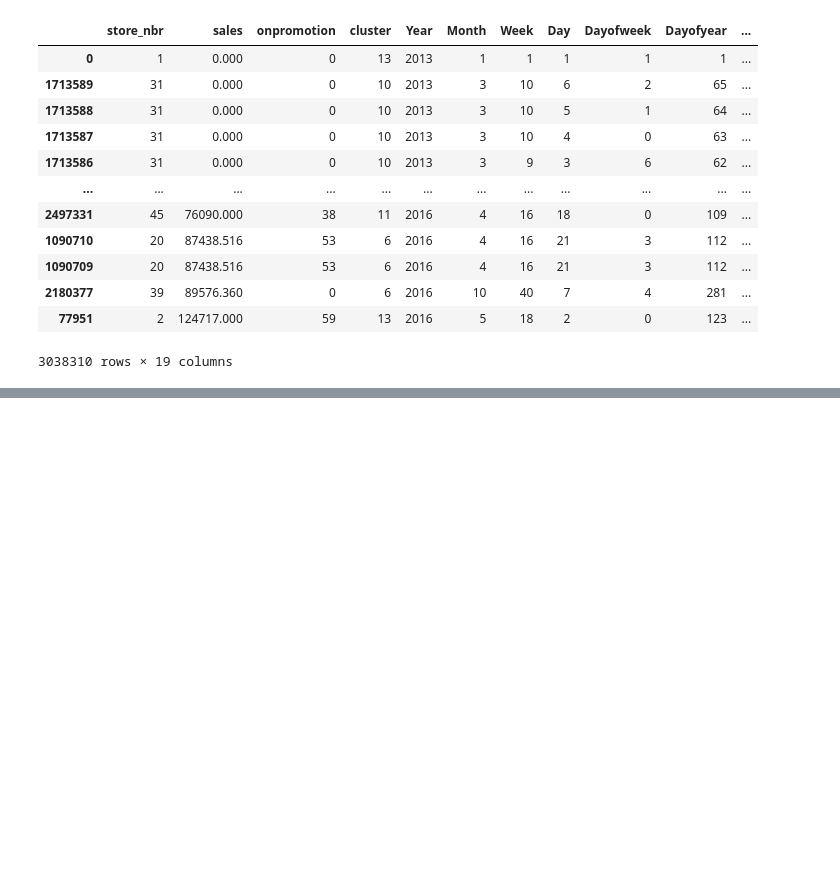
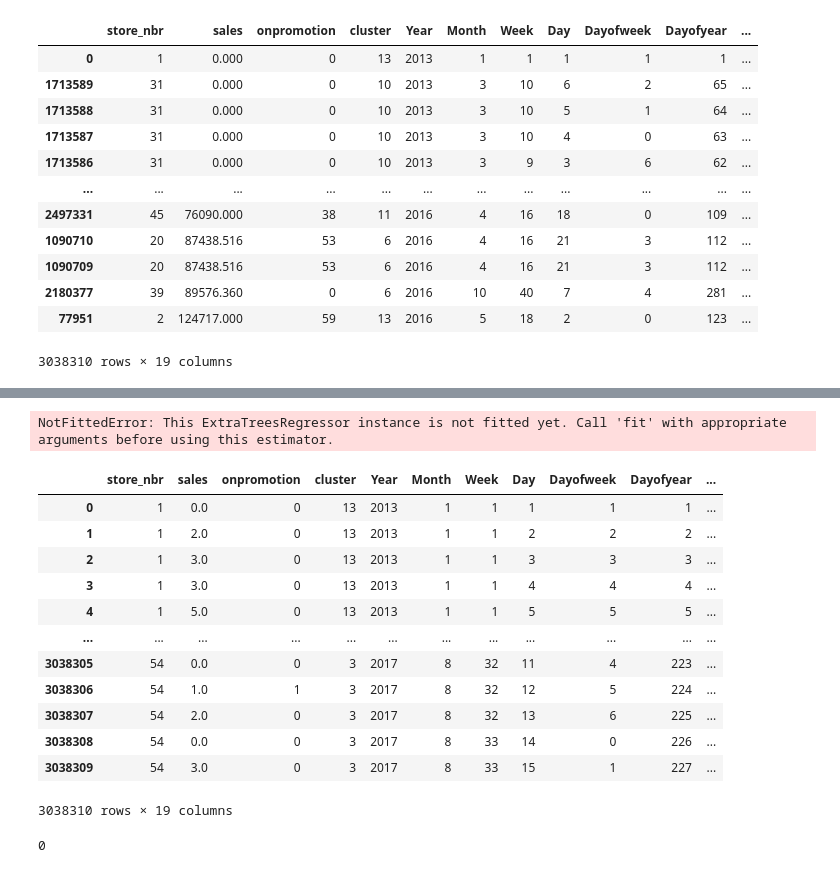
Before and after one commit to Sebas1245/store-sales-forecasting, a Jupyter notebook: testing.ipynb, the cells around one changed output, grey strips where cells are left out. Drawn from its saved outputs; the diff is of its cells as text; code cells hidden in the pictures; blank space fills up the shorter version.

```diff
--- a/testing.ipynb
+++ b/testing.ipynb
@@ -209,0 +237,25 @@ train_dataset_clean3
+# %%
+from sklearn.ensemble import ExtraTreesRegressor
+a.predict(train_features)
+# %% [output]
+NotFittedError: This ExtraTreesRegressor instance is not fitted yet. Call 'fit' with appropriate arguments before using this estimator.
+# %%
+train_dataset_clean1
+# %% [output]
+|  | store_nbr | sales | onpromotion | cluster | Year | Month | Week | Day | Dayofweek | Dayofyear | ... |
+| 0 | 1 | 0.0 | 0 | 13 | 2013 | 1 | 1 | 1 | 1 | 1 | ... |
+| 1 | 1 | 2.0 | 0 | 13 | 2013 | 1 | 1 | 2 | 2 | 2 | ... |
+| 2 | 1 | 3.0 | 0 | 13 | 2013 | 1 | 1 | 3 | 3 | 3 | ... |
+| 3 | 1 | 3.0 | 0 | 13 | 2013 | 1 | 1 | 4 | 4 | 4 | ... |
+| 4 | 1 | 5.0 | 0 | 13 | 2013 | 1 | 1 | 5 | 5 | 5 | ... |
+| ... | ... | ... | ... | ... | ... | ... | ... | ... | ... | ... | ... |
+| 3038305 | 54 | 0.0 | 0 | 3 | 2017 | 8 | 32 | 11 | 4 | 223 | ... |
+| 3038306 | 54 | 1.0 | 1 | 3 | 2017 | 8 | 32 | 12 | 5 | 224 | ... |
+| 3038307 | 54 | 2.0 | 0 | 3 | 2017 | 8 | 32 | 13 | 6 | 225 | ... |
+| 3038308 | 54 | 0.0 | 0 | 3 | 2017 | 8 | 33 | 14 | 0 | 226 | ... |
+| 3038309 | 54 | 3.0 | 0 | 3 | 2017 | 8 | 33 | 15 | 1 | 227 | ... |
+3038310 rows × 19 columns
+# %%
+(train_dataset_clean1 < 0).sum().sum()
+# %% [output]
+0
```
Also changed, not shown: parts of 11 cells of this notebook, 1 other file.
